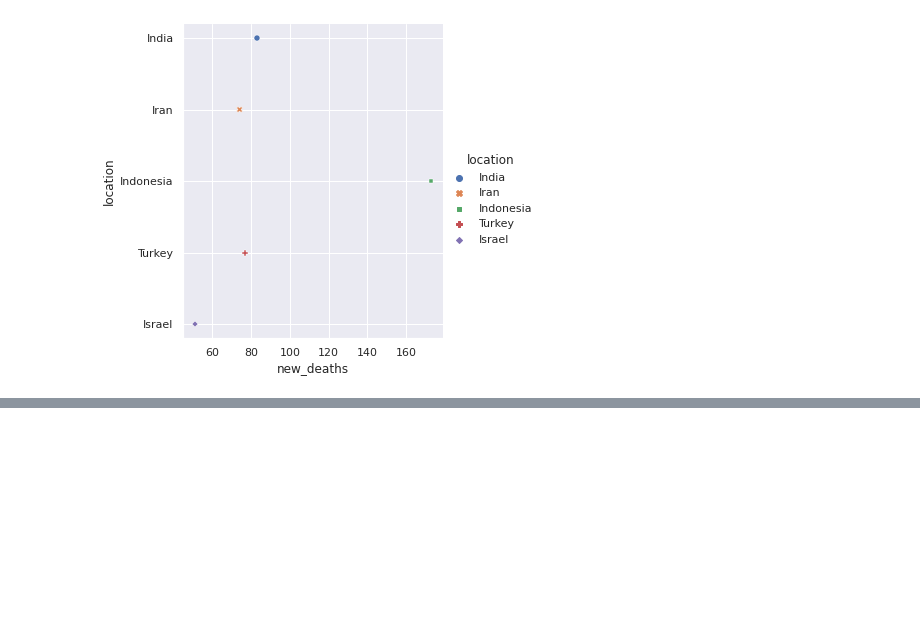
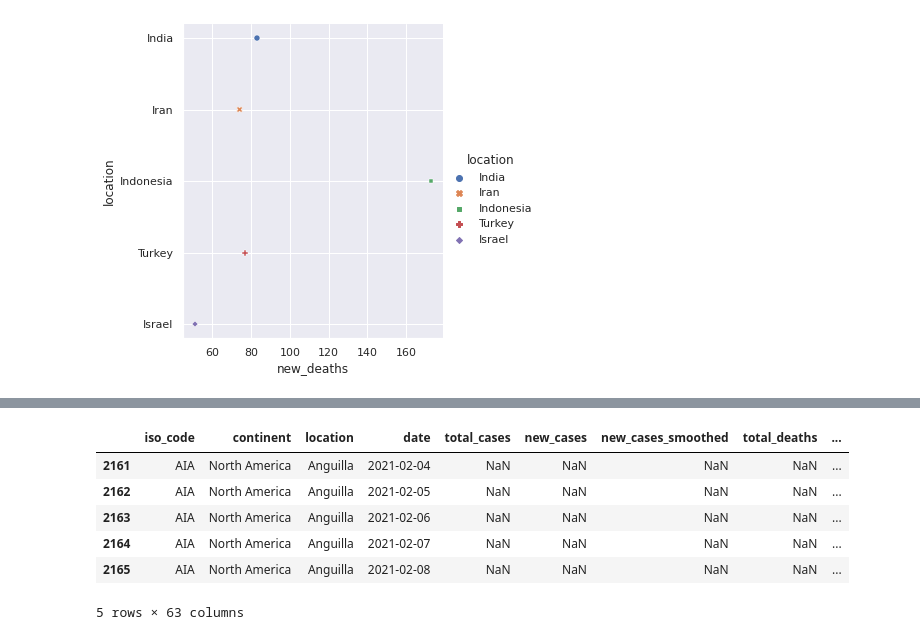
Before and after one commit to WhipSnake23/Python-Class-Project, a Jupyter notebook: Homework 5/Homework 5 Combined.ipynb, the cells around one changed output, grey strips where cells are left out. Saved outputs shown, nothing was run; the diff lists cells and outputs as text; code cells hidden in the pictures; blank space fills up the shorter version.

```diff
--- a/Homework 5/Homework 5 Combined.ipynb
+++ b/Homework 5/Homework 5 Combined.ipynb
@@ -248,3 +251,15 @@ fig = px.bar(februaryAsia, x='location', y='new_cases', color='location', title=
 fig.show()
 # %% [output]
 [interactive output not drawn]
+# %%
+#Create a data frame that only has North America data
+covid19DataframeNorthAmerica = (covid19Dataframe[covid19Dataframe["continent"]=="North America"]).copy()
+covid19DataframeNorthAmerica.head()
+# %% [output]
+|  | iso_code | continent | location | date | total_cases | new_cases | new_cases_smoothed | total_deaths | ... |
+| 2161 | AIA | North America | Anguilla | 2021-02-04 | NaN | NaN | NaN | NaN | ... |
+| 2162 | AIA | North America | Anguilla | 2021-02-05 | NaN | NaN | NaN | NaN | ... |
+| 2163 | AIA | North America | Anguilla | 2021-02-06 | NaN | NaN | NaN | NaN | ... |
+| 2164 | AIA | North America | Anguilla | 2021-02-07 | NaN | NaN | NaN | NaN | ... |
+| 2165 | AIA | North America | Anguilla | 2021-02-08 | NaN | NaN | NaN | NaN | ... |
+5 rows × 63 columns
```
Also changed, not shown: parts of 4 cells of this notebook, 2 other files.
